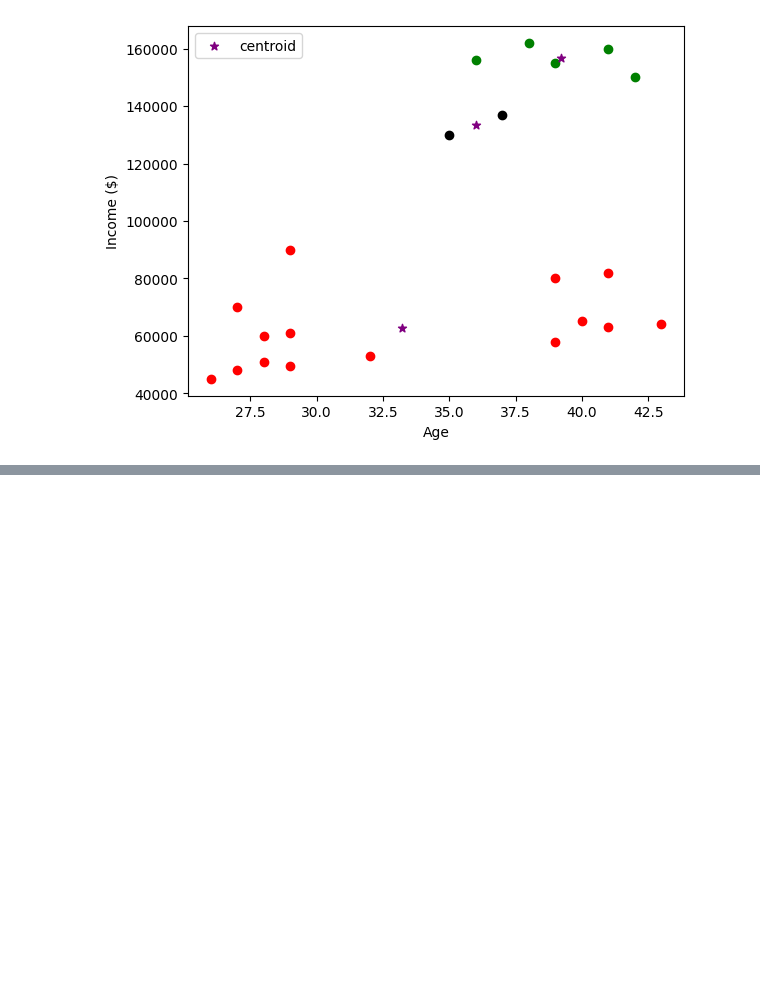
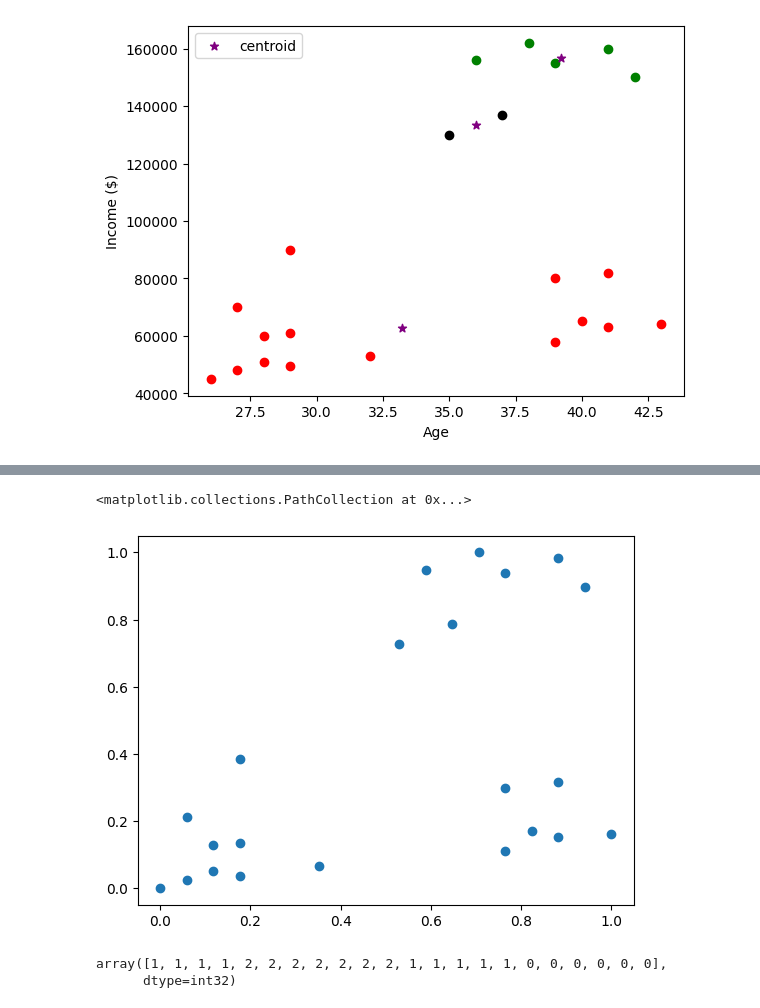
Before and after one commit to Vignesh-kanna/ml_with_flask, a Jupyter notebook: kmeans_tutorial.ipynb, the cells around one changed output, grey strips where cells are left out. Cells and saved outputs as stored; diff of their text form; code cells hidden in the pictures; blank space fills up the shorter version.

```diff
--- a/kmeans_tutorial.ipynb
+++ b/kmeans_tutorial.ipynb
@@ -12,7 +12,7 @@ drive.mount('/content/drive')
 # %% [output]
 Mounted at /content/drive
 # %%
-file_path = "/income.csv"
+file_path = "/content/income.csv"
 # %%
 df = pd.read_csv(file_path)
 # %%
@@ -61,0 +64,7 @@ plt.legend()
+# %%
+scaler = MinMaxScaler()
+scaler.fit(df[['Income($)']])
+df['Income($)'] = scaler.transform(df[['Income($)']])
+
+scaler.fit(df[['Age']])
+df['Age'] = scaler.transform(df[['Age']])
@@ -61,0 +80,12 @@ plt.legend()
+# %%
+plt.scatter(df.Age,df['Income($)'])
+# %% [output]
+<matplotlib.collections.PathCollection at 0x...>
+[figure, added]
+# %%
+km = KMeans(n_clusters=3)
+y_predicted = km.fit_predict(df[['Age','Income($)']])
+y_predicted
+# %% [output]
+array([1, 1, 1, 1, 2, 2, 2, 2, 2, 2, 2, 1, 1, 1, 1, 1, 0, 0, 0, 0, 0, 0],
+      dtype=int32)
```
Also changed, not shown: parts of 5 cells of this notebook.
